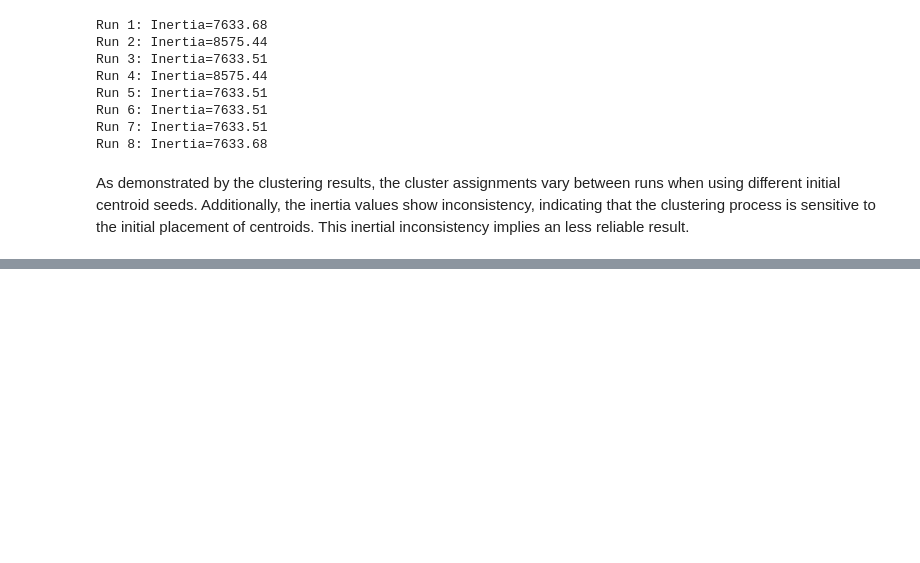
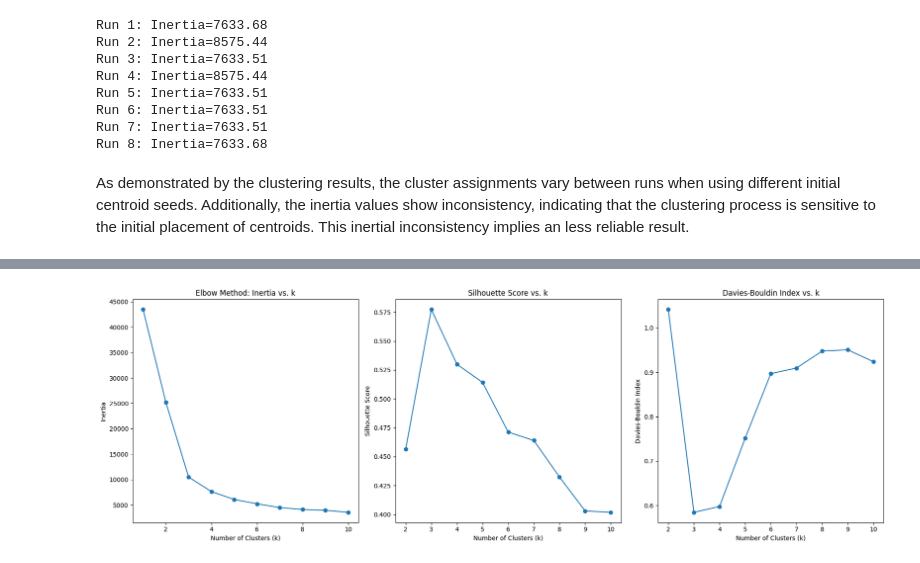
Before and after one commit to azharfachrezi/data-science-lab, a Jupyter notebook: Machine Learning/Evaluating and Validating/Evaluating_k-means_clustering.ipynb, the cells around one changed output, grey strips where cells are left out. Drawn from its saved outputs; the diff is of its cells as text; code cells hidden in the pictures; blank space fills up the shorter version.

Commit message:
Evaluating limitation of k-means clustering

```diff
--- a/Machine Learning/Evaluating and Validating/Evaluating_k-means_clustering.ipynb
+++ b/Machine Learning/Evaluating and Validating/Evaluating_k-means_clustering.ipynb
@@ -188,0 +196,47 @@ As demonstrated by the clustering results, the cluster assignments vary between
+# %%
+# Range of k values to test
+k_values = range(2, 11)
+
+# Store performance metrics
+inertia_values = []
+inertia_values.append(KMeans(n_clusters=1, random_state=42).fit(X).inertia_) # Inertia for k=1
+
+silhouette_scores = []
+davies_bouldin_indices = []
+
+for k in k_values:
+    kmeans = KMeans(n_clusters=k, random_state=42)
+    y_kmeans = kmeans.fit_predict(X)
+
+    # Calculate and store metrics
+    inertia_values.append(kmeans.inertia_)
+    silhouette_scores.append(silhouette_score(X, y_kmeans))
+    davies_bouldin_indices.append(davies_bouldin_score(X, y_kmeans))
+
+# Plot the inertia values (Elbow Method)
+plt.figure(figsize=(18,6))
+
+plt.subplot(1, 3, 1)
+plt.plot(range(1, 11), inertia_values, marker='o')
+plt.title("Elbow Method: Inertia vs. k")
+plt.xlabel("Number of Clusters (k)")
+plt.ylabel("Inertia")
+
+# Plot silhouette scores
+plt.subplot(1, 3, 2)
+plt.plot(k_values, silhouette_scores, marker='o')
+plt.title("Silhouette Score vs. k")
+plt.xlabel("Number of Clusters (k)")
+plt.ylabel("Silhouette Score")
+
+# Plot Davies-Bouldin index
+plt.subplot(1, 3, 3)
+plt.plot(k_values, davies_bouldin_indices, marker='o')
+plt.title("Davies-Bouldin Index vs. k")
+plt.xlabel("Number of Clusters (k)")
+plt.ylabel("Davies-Bouldin Index")
+
+plt.tight_layout()
+plt.show()
+# %% [output]
+[figure, added]
```
Also changed, not shown: parts of 10 cells of this notebook.
